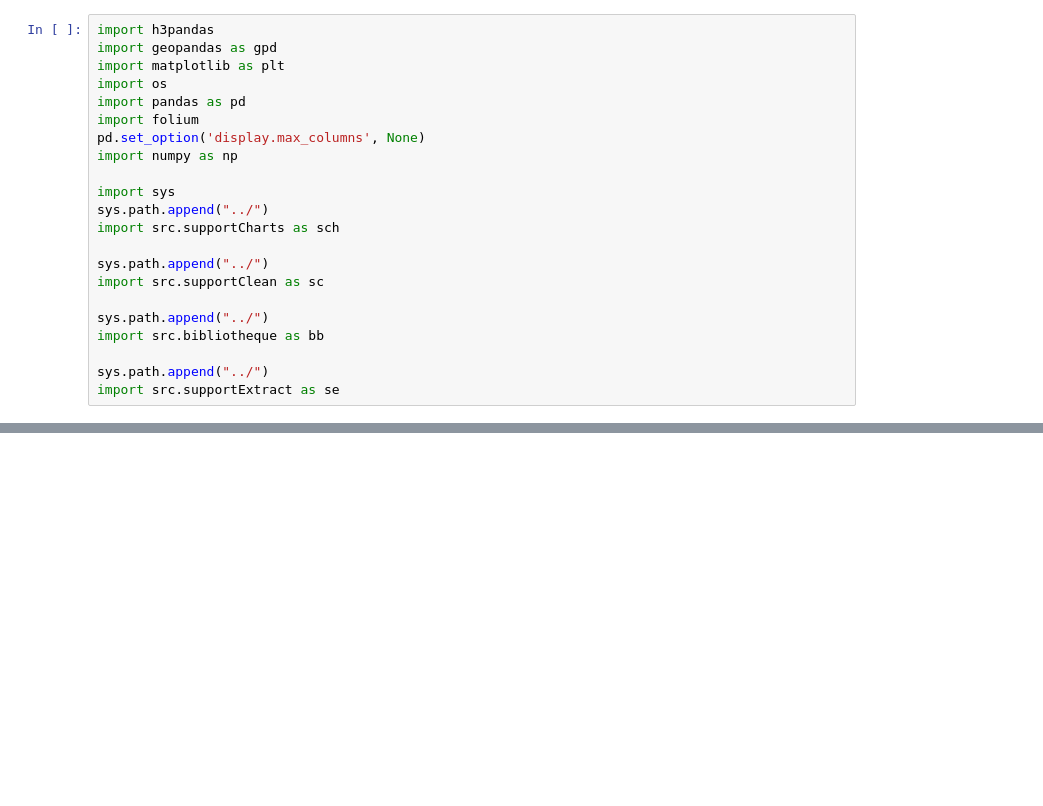
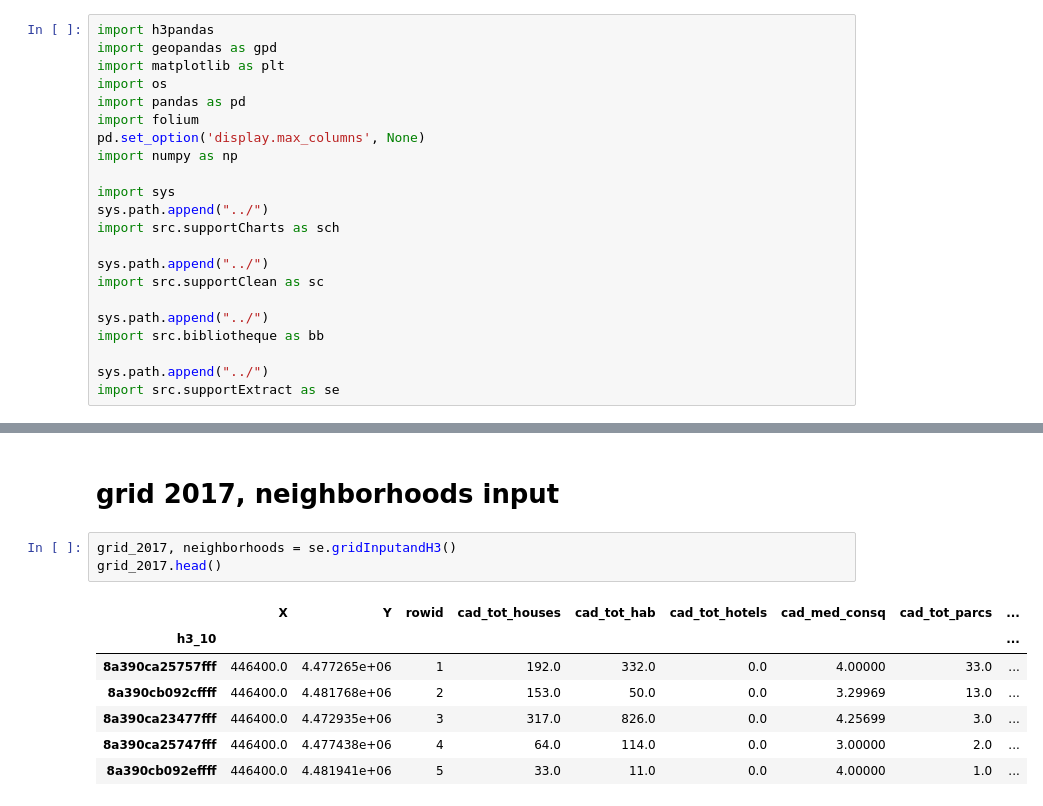
Before and after one commit to annassanchez/Turistificacion, a Jupyter notebook: notebooks/3_h3_grid.ipynb, the cells around one changed output, grey strips where cells are left out. Saved outputs shown, nothing was run; the diff lists cells and outputs as text; blank space fills up the shorter version.

```diff
--- a/notebooks/3_h3_grid.ipynb
+++ b/notebooks/3_h3_grid.ipynb
@@ -117,0 +49,13 @@ sc.exportFiles(dfh[['fc_tot_offer', 'airbnb_tot_offer', 'abnb_tot_price', 'price
+# %% [markdown]
+# grid 2017, neighborhoods input
+# %%
+grid_2017, neighborhoods = se.gridInputandH3()
+grid_2017.head()
+# %% [output]
+|  | X | Y | rowid | cad_tot_houses | cad_tot_hab | cad_tot_hotels | cad_med_consq | cad_tot_parcs | ... |
+| h3_10 |  |  |  |  |  |  |  |  | ... |
+| 8a390ca25757fff | 446400.0 | 4.477265e+06 | 1 | 192.0 | 332.0 | 0.0 | 4.00000 | 33.0 | ... |
+| 8a390cb092cffff | 446400.0 | 4.481768e+06 | 2 | 153.0 | 50.0 | 0.0 | 3.29969 | 13.0 | ... |
+| 8a390ca23477fff | 446400.0 | 4.472935e+06 | 3 | 317.0 | 826.0 | 0.0 | 4.25699 | 3.0 | ... |
+| 8a390ca25747fff | 446400.0 | 4.477438e+06 | 4 | 64.0 | 114.0 | 0.0 | 3.00000 | 2.0 | ... |
+| 8a390cb092effff | 446400.0 | 4.481941e+06 | 5 | 33.0 | 11.0 | 0.0 | 4.00000 | 1.0 | ... |
```
Also changed, not shown: parts of 45 cells of this notebook.
